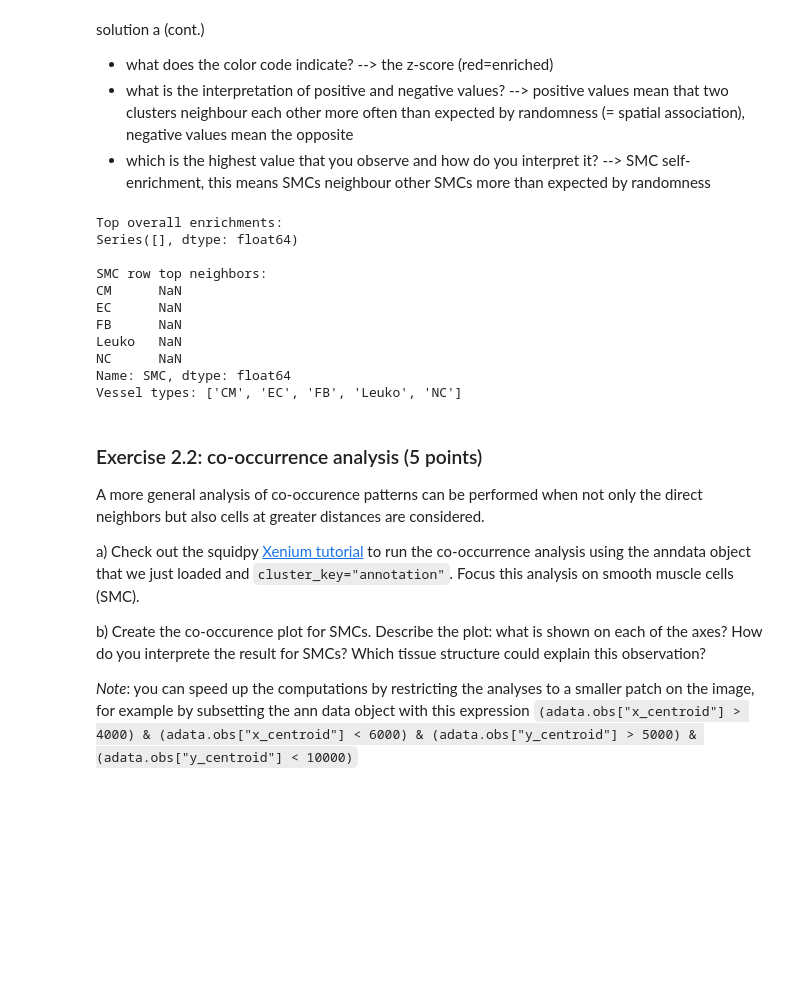
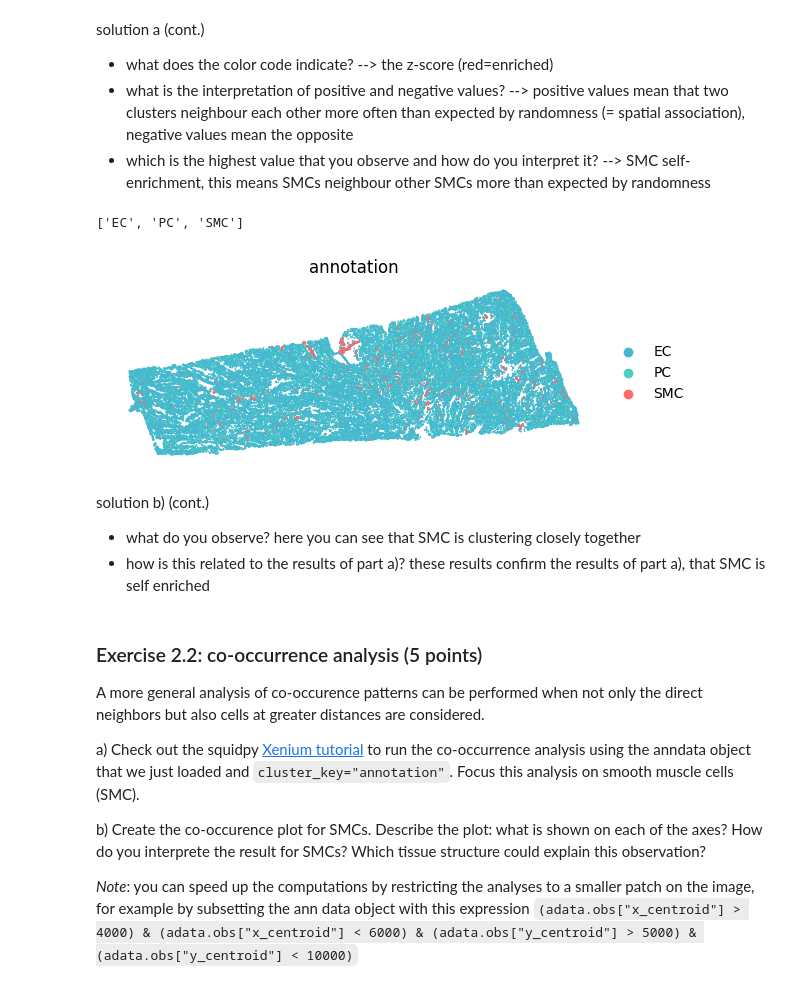
Before and after one commit to emmangoo/gobi, a Jupyter notebook: Semester/Exercise6/06_spatial_transcriptomics_exercise_ipynb_2026.ipynb, the cells around one changed output. Saved outputs shown, nothing was run; the diff lists cells and outputs as text; code cells hidden in the pictures; blank space fills up the shorter version.

```diff
--- a/Semester/Exercise6/06_spatial_transcriptomics_exercise_ipynb_2026.ipynb
+++ b/Semester/Exercise6/06_spatial_transcriptomics_exercise_ipynb_2026.ipynb
@@ -327,39 +337,42 @@ solution a (cont.)
   --> positive values mean that two clusters neighbour each other more often than expected by randomness (= spatial association), negative values mean the opposite
  - which is the highest value that you observe and how do you interpret it?
   --> SMC self-enrichment, this means SMCs neighbour other SMCs more than expected by randomness
-# %%
-# solution b
-#vessel_types = ["SMC1_basic", "PC1_vent", "EC5_art"] # TODO: what types exactly?
-#sq.pl.spatial_scatter(adata, color=vessel_types, shape=None, size=1.5, ncols=3)
-
-# 1. Get exact enrichment key & clusters
-enr_key = 'annotation_nhood_enrichment'
-enr_matrix = adata.uns[enr_key]
-clusters = adata.obs["annotation"].cat.categories
-enr_df = pd.DataFrame(enr_matrix, index=clusters, columns=clusters).astype(float)
-
-# Now nlargest works!
-print("\nTop overall enrichments:")
-print(enr_df.stack().nlargest(10))
-
-print("\nSMC row top neighbors:")
-smc_rows = enr_df[enr_df.index.str.contains('SMC')]
-if not smc_rows.empty:
-    top = smc_rows.iloc[0].nlargest(5)
-    print(top)
-    print("Vessel types:", top.index.tolist())
-# %% [output]
-Top overall enrichments:
-Series([], dtype: float64)
-
-SMC row top neighbors:
-CM      NaN
-EC      NaN
-FB      NaN
-Leuko   NaN
-NC      NaN
-Name: SMC, dtype: float64
-Vessel types: ['CM', 'EC', 'FB', 'Leuko', 'NC']
+# %%
+# solution b
+
+# find top 3 vessels:
+vessel_related = adata.obs['annotation'].str.contains('SMC|PC|EC|Endo|Peri', case=False, na=False)
+vessel_counts = adata.obs.loc[vessel_related, 'annotation'].value_counts()
+
+vessel_types = vessel_counts.head(3).index.tolist()
+print(vessel_types)
+
+adata_vessels = adata[adata.obs['annotation'].isin(vessel_types)].copy()
+
+colours = {
+    vessel_types[0]: '#45B7D1',  # bright red for first (likely SMC)
+    vessel_types[1]: '#4ECDC4',  # teal
+    vessel_types[2]: '#FF6B6B'   # blue
+}
+
+sc.pl.spatial(
+    adata_vessels,
+    color='annotation',
+    img_key=None,
+    spot_size=50,
+    size=1.5,
+    ncols=3,
+    palette=colours,
+    frameon=False
+)
+# %% [output]
+['EC', 'PC', 'SMC']
+[figure, added]
+# %% [markdown]
+solution b) (cont.)
+
+- what do you observe? here you can see that SMC is clustering closely together
+- how is this related to the results of part a)? these results confirm the results of part a), that SMC is self enriched
 # %% [markdown]
 ### Exercise 2.2: co-occurrence analysis (5 points)
 A more general analysis of co-occurence patterns can be performed when not only the direct neighbors but also cells at greater distances are considered.
```
Also changed, not shown: parts of 7 cells of this notebook.
